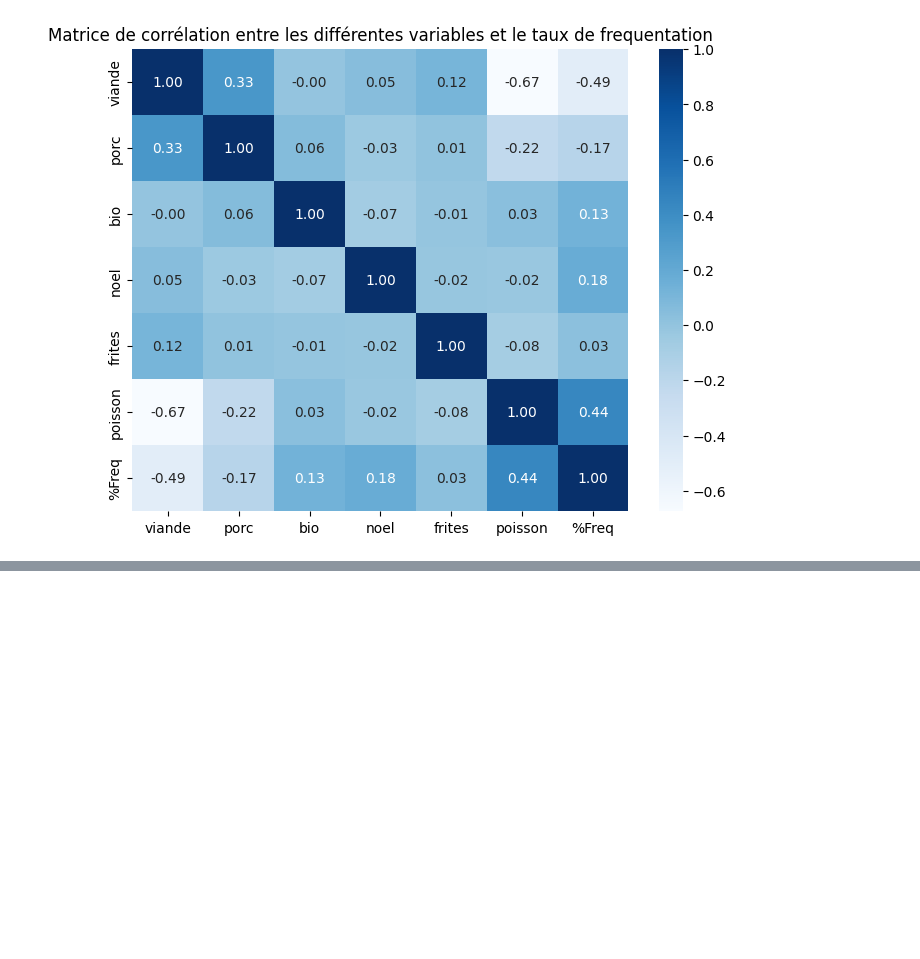
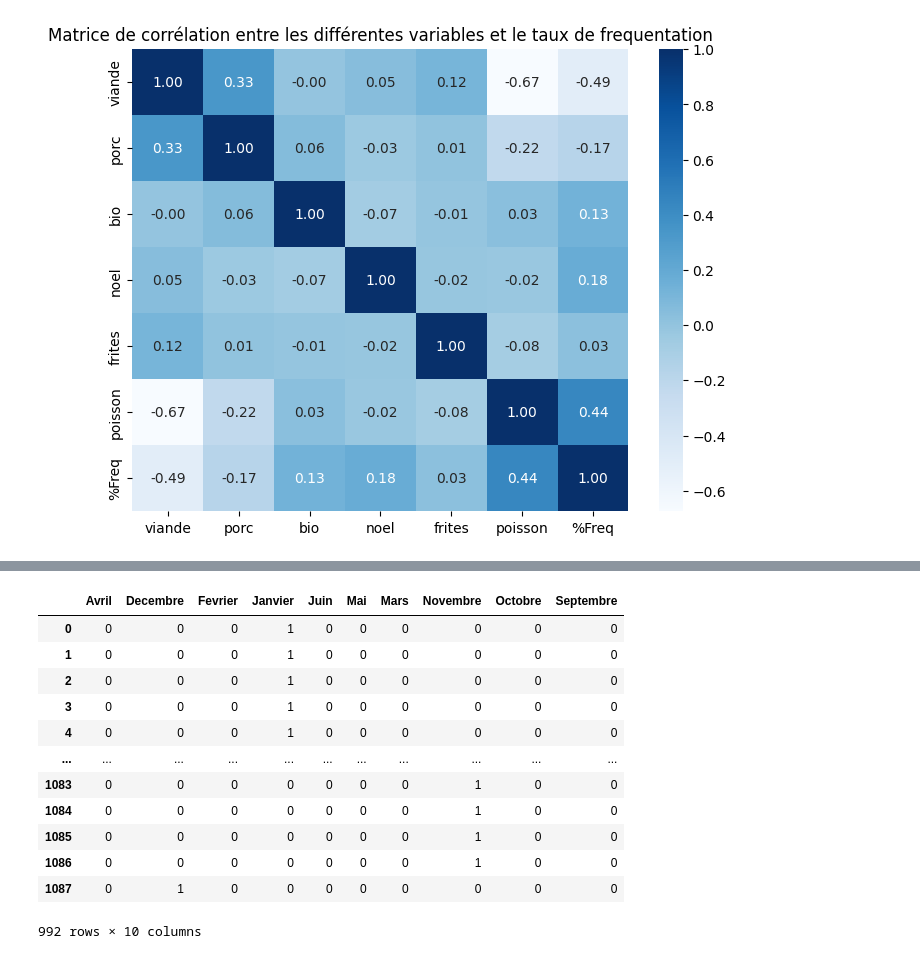
Before and after one commit to Atigou-bah/Projet-Data-Cantine, a Jupyter notebook: Projet sur la fréquentation des cantines scolaires.ipynb, the cells around one changed output, grey strips where cells are left out. Saved outputs shown, nothing was run; the diff lists cells and outputs as text; code cells hidden in the pictures; blank space fills up the shorter version.

```diff
--- a/Projet sur la fréquentation des cantines scolaires.ipynb
+++ b/Projet sur la fréquentation des cantines scolaires.ipynb
@@ -682,0 +729,23 @@ df_final.rename(columns={'%Freq': 'Percent_Freq'}, inplace=True)
+# %%
+variables = ['poisson','viande','porc','frites','an_chinois','noel','bio']
+
+
+for var in variables:
+    df_final[var] = df_final[var].astype('int')
+# %%
+dummies = pd.get_dummies(df_final['mois'], dtype=int)
+dummies
+# %% [output]
+|  | Avril | Decembre | Fevrier | Janvier | Juin | Mai | Mars | Novembre | Octobre | Septembre |
+| 0 | 0 | 0 | 0 | 1 | 0 | 0 | 0 | 0 | 0 | 0 |
+| 1 | 0 | 0 | 0 | 1 | 0 | 0 | 0 | 0 | 0 | 0 |
+| 2 | 0 | 0 | 0 | 1 | 0 | 0 | 0 | 0 | 0 | 0 |
+| 3 | 0 | 0 | 0 | 1 | 0 | 0 | 0 | 0 | 0 | 0 |
+| 4 | 0 | 0 | 0 | 1 | 0 | 0 | 0 | 0 | 0 | 0 |
+| ... | ... | ... | ... | ... | ... | ... | ... | ... | ... | ... |
+| 1083 | 0 | 0 | 0 | 0 | 0 | 0 | 0 | 1 | 0 | 0 |
+| 1084 | 0 | 0 | 0 | 0 | 0 | 0 | 0 | 1 | 0 | 0 |
+| 1085 | 0 | 0 | 0 | 0 | 0 | 0 | 0 | 1 | 0 | 0 |
+| 1086 | 0 | 0 | 0 | 0 | 0 | 0 | 0 | 1 | 0 | 0 |
+| 1087 | 0 | 1 | 0 | 0 | 0 | 0 | 0 | 0 | 0 | 0 |
+992 rows × 10 columns
```
Also changed, not shown: parts of 35 cells of this notebook.
